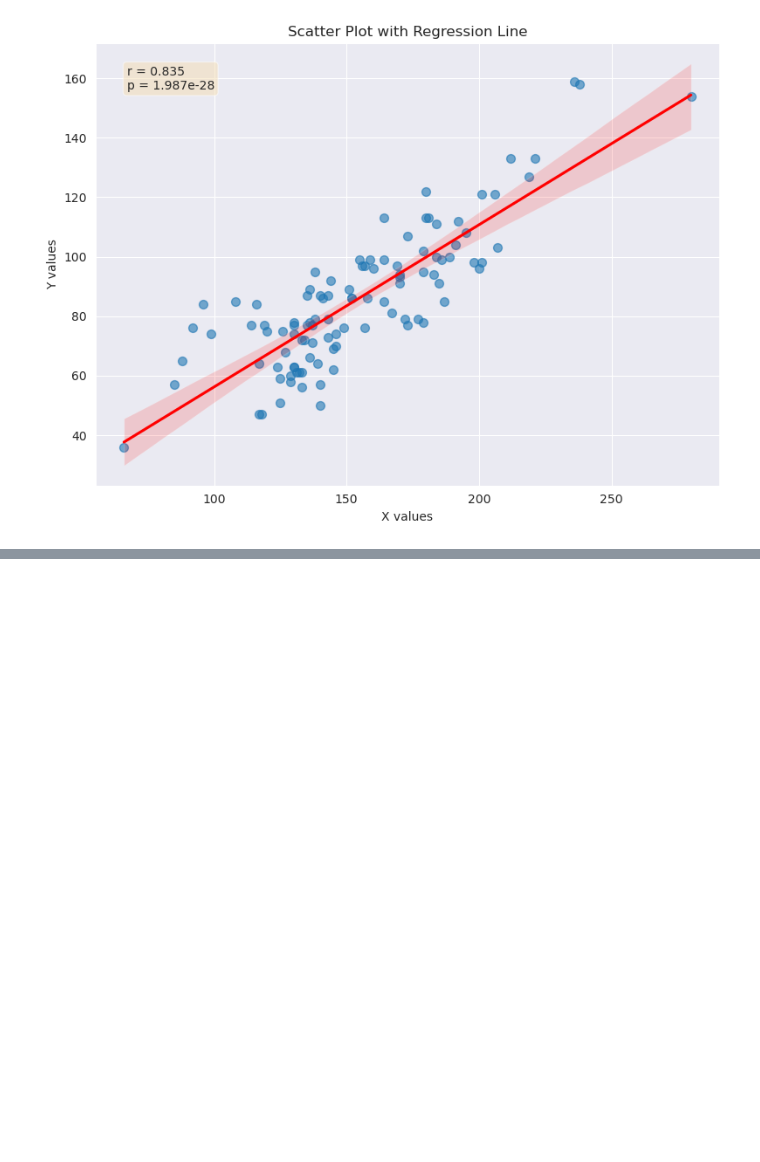
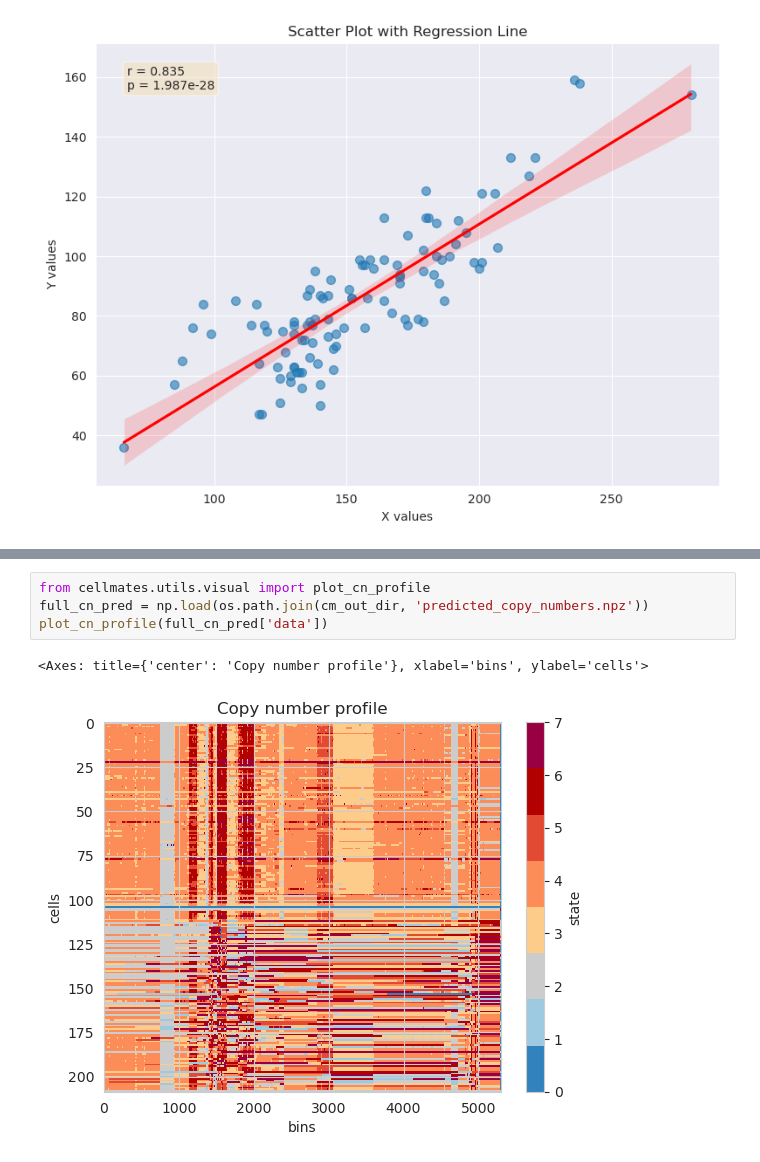
Before and after one commit to wxx20020407/cellmates_speedup, a Jupyter notebook: scripts/mm03.ipynb, the cells around one changed output, grey strips where cells are left out. Drawn from its saved outputs; the diff is of its cells as text; blank space fills up the shorter version.

```diff
--- a/scripts/mm03.ipynb
+++ b/scripts/mm03.ipynb
@@ -472,0 +579,7 @@ np.int64(897)
+# %%
+from cellmates.utils.visual import plot_cn_profile
+full_cn_pred = np.load(os.path.join(cm_out_dir, 'predicted_copy_numbers.npz'))
+plot_cn_profile(full_cn_pred['data'])
+# %% [output]
+<Axes: title={'center': 'Copy number profile'}, xlabel='bins', ylabel='cells'>
+[figure, added]
```
Also changed, not shown: parts of 17 cells of this notebook.
